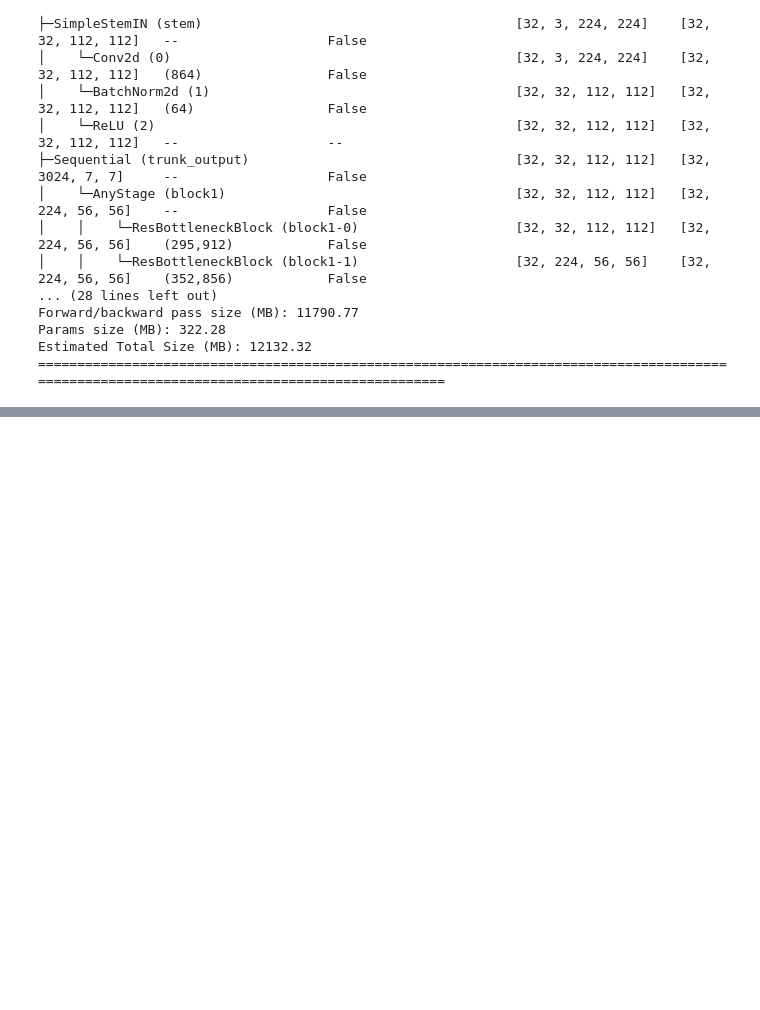
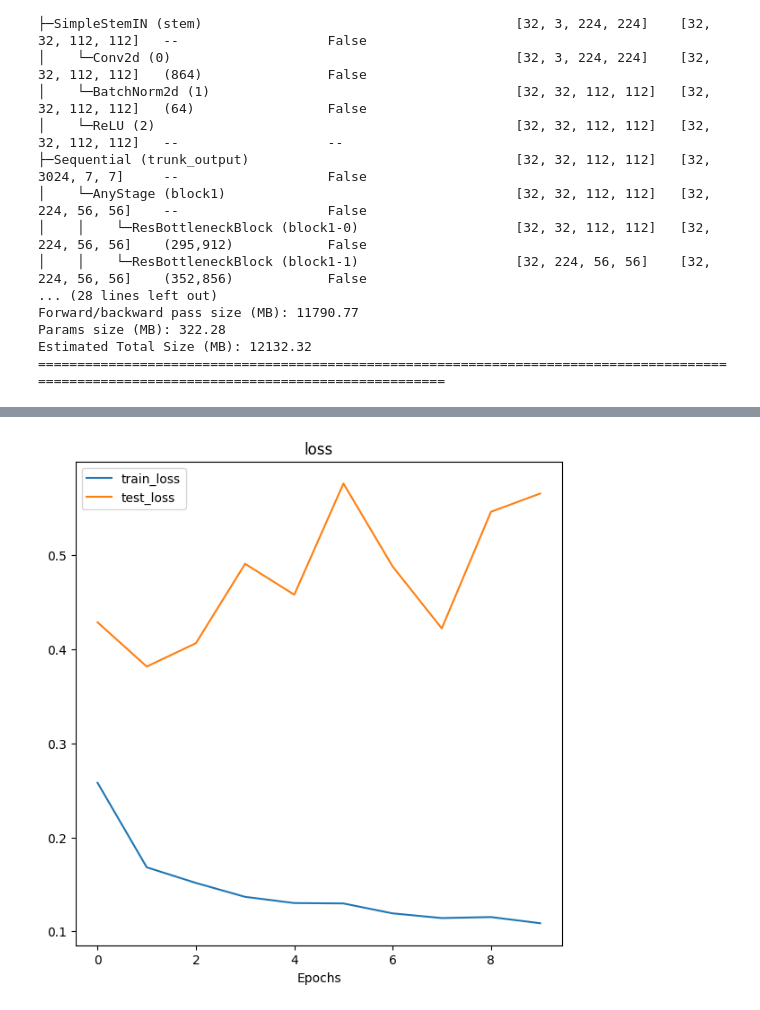
Before and after one commit to ayda76/DeepLearningPytorch, a Jupyter notebook: Pneumonia/pneumonia_kaggle_imageclassification.ipynb, the cells around one changed output, grey strips where cells are left out. Cells and saved outputs as stored; diff of their text form; code cells hidden in the pictures; blank space fills up the shorter version.

```diff
--- a/Pneumonia/pneumonia_kaggle_imageclassification.ipynb
+++ b/Pneumonia/pneumonia_kaggle_imageclassification.ipynb
@@ -210,0 +186,6 @@ RegNet(
+# %%
+weights=torchvision.models.Swin_V2_T_Weights.IMAGENET1K_V1
+model_1=torchvision.models.swin_v2_t(weights=weights).to(device)
+for param in model_1.parameters():
+  param.requires_grad=False
+model_1
@@ -210,0 +210,3 @@ RegNet(
+# %%
+model_1.head=nn.Linear(in_features=768, out_features=len(class_names), bias=True)
+model_1.to(device)
@@ -427,0 +673,20 @@ plot_loss_curves(model0_results)
+# %%
+#model_1 train test
+optimizer_1=torch.optim.Adam(params=model_1.parameters(),lr=0.001)
+from timeit import default_timer as timer
+start_time=timer()
+results_1=train_test(model=model_1,
+                     train_dataloader=train_dataloader,
+                     test_dataloader=test_dataloader,
+                     loss_fn=loss_fn,
+                     optimizer=optimizer_1,
+                     accuracy=accuracy,
+                     device=device,
+                     epochs=10)
+end_time=timer()
+print(f"train time: {end_time- start_time:.3f} seconds")
+#best train loss: 0.10
+#best train accuracy:0.958
+#best test loss:0.38
+#best test accuracy:0.853
+#train time: 820.078 seconds
@@ -427,0 +705,4 @@ plot_loss_curves(model0_results)
+# %%
+plot_loss_curves(results_1)
+# %% [output]
+[figure, added]
```
Also changed, not shown: parts of 27 cells of this notebook.
